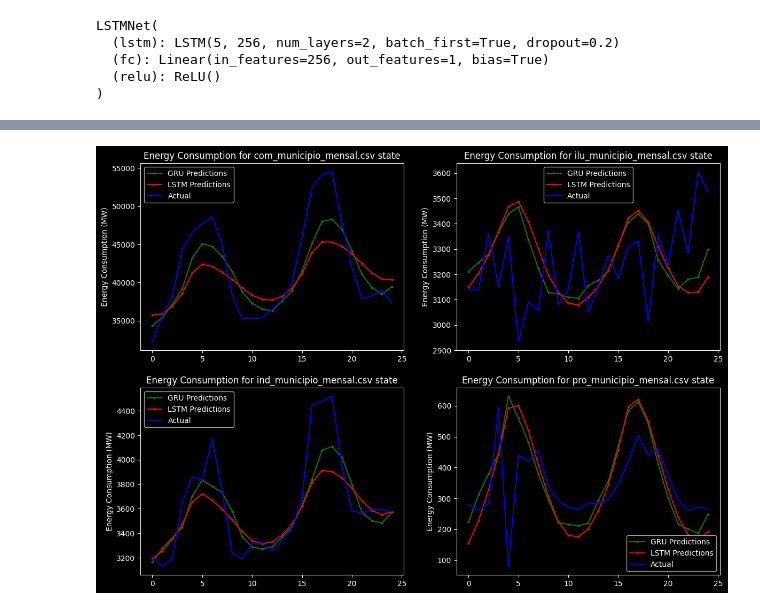
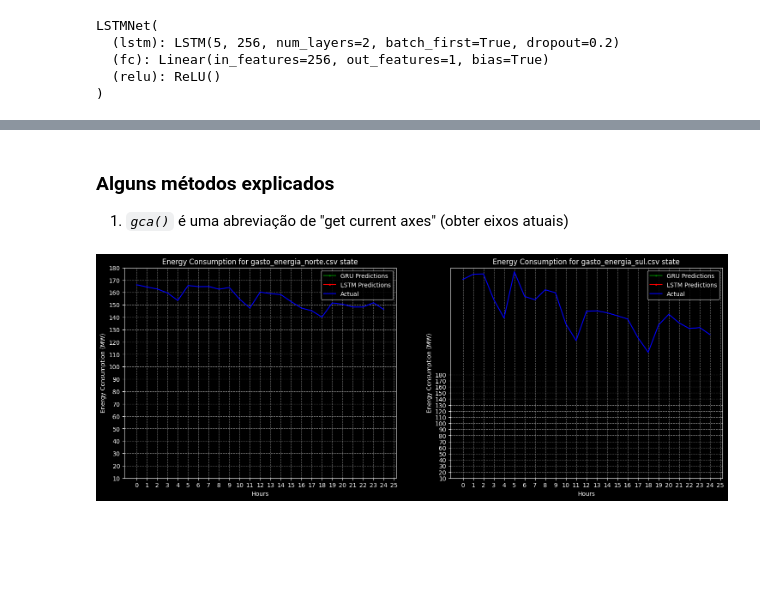
Before and after one commit to PedroLuisDionisioFraga/Power-consumption-prediction-using-LSTM-and-GRU-networks-in-PyTorch, a Jupyter notebook: merging_creator_code_and_my_code.ipynb, the cells around one changed output, grey strips where cells are left out. Drawn from its saved outputs; the diff is of its cells as text; code cells hidden in the pictures; blank space fills up the shorter version.

```diff
--- a/merging_creator_code_and_my_code.ipynb
+++ b/merging_creator_code_and_my_code.ipynb
@@ -61,6 +69,7 @@ for file in tqdm_notebook(processing_files[:num_files_for_dataset]):
   print(f"Processing {file} ...")
   # Store csv file in a Pandas DataFrame
   df = pd.read_csv(os.path.join(data_dir, file), parse_dates=["Datetime"])
+  print(df)
 
   # Processing the time data into suitable input formats
   df["hour"] = df.apply(lambda x: x["Datetime"].hour, axis=1)
@@ -68,7 +77,7 @@ for file in tqdm_notebook(processing_files[:num_files_for_dataset]):
   df["month"] = df.apply(lambda x: x["Datetime"].month, axis=1)
   df["dayofyear"] = df.apply(lambda x: x["Datetime"].dayofyear, axis=1)
   df = df.sort_values("Datetime").drop("Datetime", axis=1)
-  df = df.drop("Time", axis=1)
+  # df = df.drop("Time", axis=1)
 
   # Scaling the input data
   sc = MinMaxScaler()
@@ -441,38 +459,60 @@ states_list
+# %% [markdown]
+### Alguns métodos explicados
+1) *`gca()`* é uma abreviação de "get current axes" (obter eixos atuais)
 # %%
-plt.figure(figsize=(14, 10))
+import matplotlib.pyplot as plt
+
+rangeAxisX = 25
+
+plt.figure(figsize=(18, 14))
 plt.subplot(2, 2, 1)
-plt.plot(gru_outputs[0][-100:], "-o", color="g", label="GRU Predictions", markersize=2)
-plt.plot(
-    lstm_outputs[0][-100:], "-o", color="r", label="LSTM Predictions", markersize=2
-)
-plt.plot(targets[0][-100:], color="b", label="Actual")
-plt.ylabel("Energy Consumption (MW)")
-plt.title(f"Energy Consumption for {states_list[0]} state")
+
+outputGRU = gru_outputs[0][-rangeAxisX:]
+
+#* Output 1
+plt.plot(outputGRU, "-o", color="g", label="GRU Predictions", markersize=2)
+plt.plot(lstm_outputs[0][-rangeAxisX:], "-o", color="r", label="LSTM Predictions", markersize=2)
+plt.plot(targets[0][-rangeAxisX:], color="b", label="Actual")
+
+plt.yticks(np.arange(10, 180 + 1, 10))
+plt.xticks(np.arange(0, rangeAxisX + 1, 1))
+plt.grid(True, color='gray', linestyle='dashed', linewidth=0.8)
+
 plt.legend()
 
-plt.subplot(2, 2, 2)
-plt.plot(gru_outputs[1][-50:], "-o", color="g", label="GRU Predictions", markersize=2)
-plt.plot(lstm_outputs[1][-50:], "-o", color="r", label="LSTM Predictions", markersize=2)
-plt.plot(targets[1][-50:], color="b", label="Actual")
+# Unidade de medida dos eixos
 plt.ylabel("Energy Consumption (MW)")
-plt.title(f"Energy Consumption for {states_list[1]} state")
+plt.xlabel("Hours")  # Eu, Pedro Luis, criei isso pra por no artigo
+plt.title(f"Energy Consumption for {states_list[0]} state")
+
+plt.yticks(np.arange(10, 180 + 1, 10))
+plt.xticks(np.arange(0, rangeAxisX + 1, 1))
+plt.grid(True, color='gray', linestyle='dashed', linewidth=0.8)
+
 plt.legend()
 
-plt.subplot(2, 2, 3)
-plt.plot(gru_outputs[2][:50], "-o", color="g", label="GRU Predictions", markersize=2)
-plt.plot(lstm_outputs[2][:50], "-o", color="r", label="LSTM Predictions", markersize=2)
-plt.plot(targets[2][:50], color="b", label="Actual")
+#* Output 2
+plt.subplot(2, 2, 2)
+plt.plot(gru_outputs[1][-rangeAxisX:], "-o", color="g", label="GRU Predictions", markersize=2)
+plt.plot(lstm_outputs[1][-rangeAxisX:], "-o", color="r", label="LSTM Predictions", markersize=2)
+plt.plot(targets[1][-rangeAxisX:], color="b", label="Actual")
+
 plt.ylabel("Energy Consumption (MW)")
-plt.title(f"Energy Consumption for {states_list[2]} state")
+plt.xlabel("Hours")  #
+plt.title(f"Energy Consumption for {states_list[1]} state")
+
+plt.yticks(np.arange(10, 180 + 1, 10))
+plt.xticks(np.arange(0, rangeAxisX + 1, 1))
+plt.grid(True, color='gray', linestyle='dashed', linewidth=0.8)
+
 plt.legend()
 
-plt.subplot(2, 2, 4)
-plt.plot(gru_outputs[3][:100], "-o", color="g", label="GRU Predictions", markersize=2)
-plt.plot(lstm_outputs[3][:100], "-o", color="r", label="LSTM Predictions", markersize=2)
-plt.plot(targets[3][:100], color="b", label="Actual")
-plt.title(f"Energy Consumption for {states_list[3]} state")
-plt.ylabel("Energy Consumption (MW)")
-plt.legend()
+# Personalizar a cor da grade, peguei do gpt, n sei como funciona
+# plt.gca().yaxis.grid(True, color='gray', linestyle='dashed', linewidth=0.8)
+# plt.gca().xaxis.grid(True, color='gray', linestyle='dashed', linewidth=0.8)
+# plt.grid(True, color='gray', linestyle='dashed', linewidth=0.8)
+
+# Mostra o gráfico
 plt.show()
 # %% [output]
-[figure, old version]
+[figure, new version]
```
Also changed, not shown: parts of 22 cells of this notebook, 17 other files.
